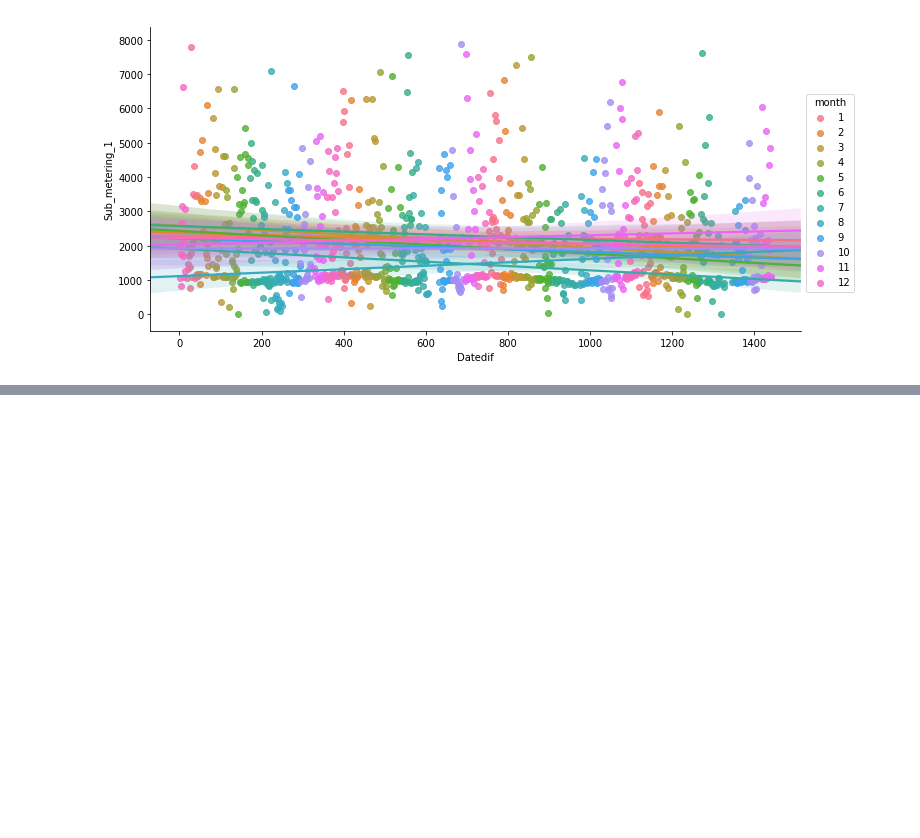
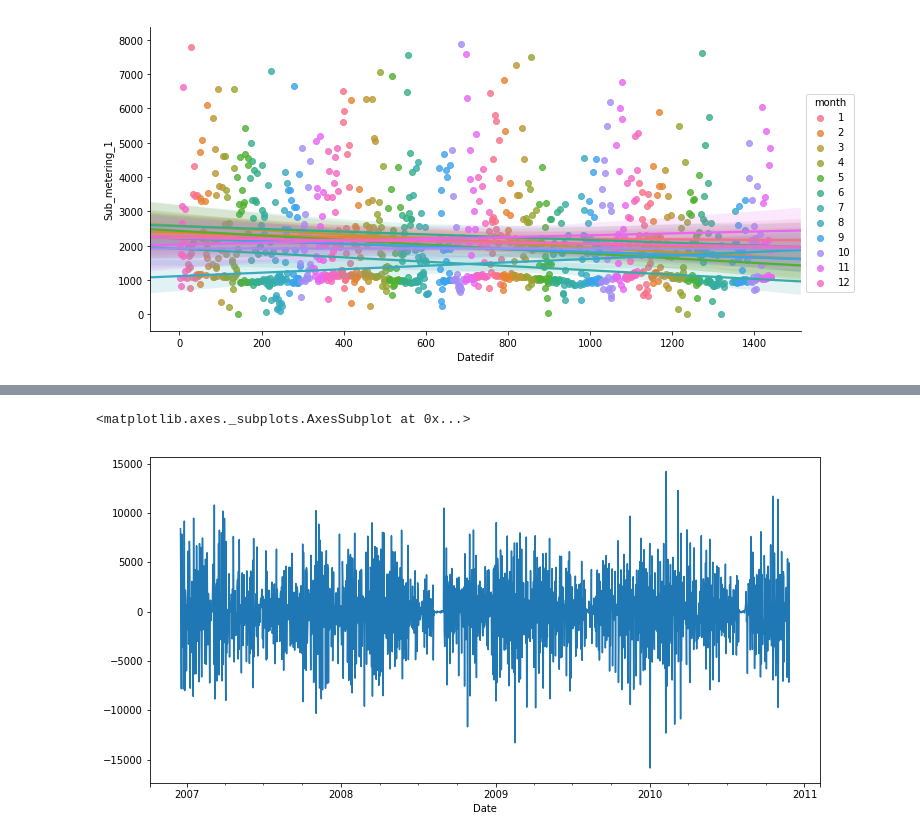
Before and after one commit to zoyvever/bizone_test, a Jupyter notebook: forecast.ipynb, the cells around one changed output, grey strips where cells are left out. Saved outputs shown, nothing was run; the diff lists cells and outputs as text; code cells hidden in the pictures; blank space fills up the shorter version.

```diff
--- a/forecast.ipynb
+++ b/forecast.ipynb
@@ -85 +122,9 @@ sns.lmplot( x = 'Datedif', y = 'Sub_metering_1', data=grouped, aspect=2, hue='mo
+# %%
+# import statsmodels.api as sm
+
+sub1 = grouped['Sub_metering_3'].diff(periods=1).dropna()
+sub1.plot(figsize=(12,6))
+# %% [output]
+<matplotlib.axes._subplots.AxesSubplot at 0x...>
+[figure, added]
 # %%
```
Also changed, not shown: parts of 12 cells of this notebook.
